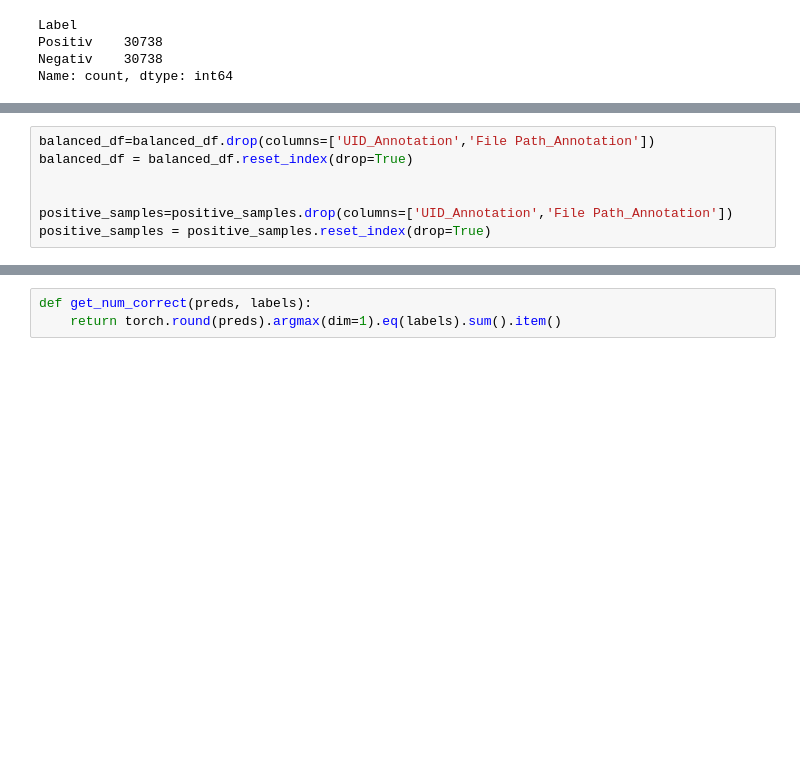
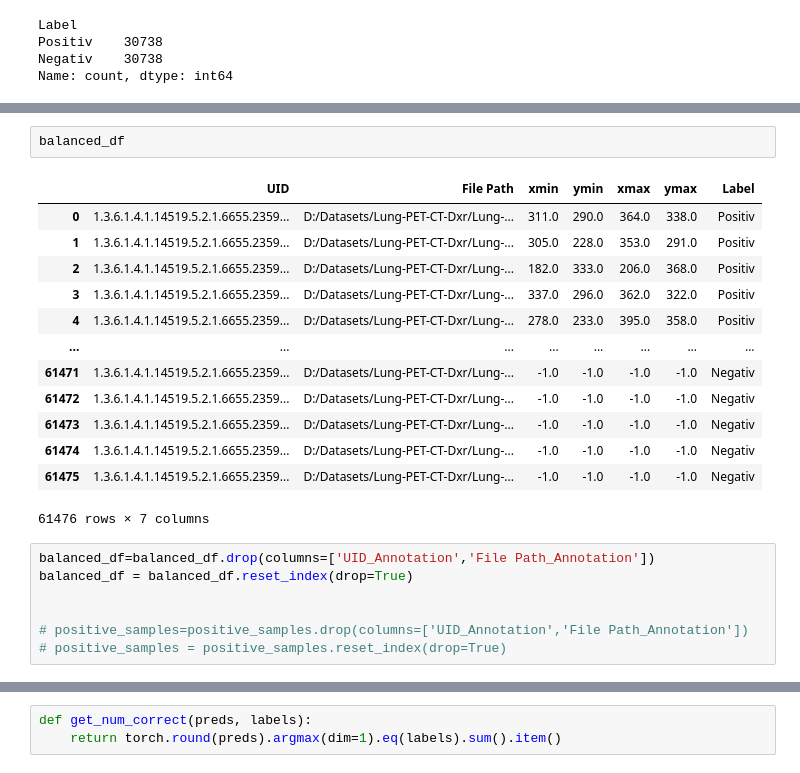
Before and after one commit to DominikHahn1407/Masterarbeit, a Jupyter notebook: Christoph/Object_Detection/CapsuleNet_Detection_lung.ipynb, the cells around one changed output, grey strips where cells are left out. Saved outputs shown, nothing was run; the diff lists cells and outputs as text; blank space fills up the shorter version.

```diff
--- a/Christoph/Object_Detection/CapsuleNet_Detection_lung.ipynb
+++ b/Christoph/Object_Detection/CapsuleNet_Detection_lung.ipynb
@@ -364,10 +351,26 @@ positive_samples
+# %%
+balanced_df
+# %% [output]
+|  | UID | File Path | xmin | ymin | xmax | ymax | Label |
+| 0 | 1.3.6.1.4.1.14519.5.2.1.6655.2359... | D:/Datasets/Lung-PET-CT-Dxr/Lung-... | 311.0 | 290.0 | 364.0 | 338.0 | Positiv |
+| 1 | 1.3.6.1.4.1.14519.5.2.1.6655.2359... | D:/Datasets/Lung-PET-CT-Dxr/Lung-... | 305.0 | 228.0 | 353.0 | 291.0 | Positiv |
+| 2 | 1.3.6.1.4.1.14519.5.2.1.6655.2359... | D:/Datasets/Lung-PET-CT-Dxr/Lung-... | 182.0 | 333.0 | 206.0 | 368.0 | Positiv |
+| 3 | 1.3.6.1.4.1.14519.5.2.1.6655.2359... | D:/Datasets/Lung-PET-CT-Dxr/Lung-... | 337.0 | 296.0 | 362.0 | 322.0 | Positiv |
+| 4 | 1.3.6.1.4.1.14519.5.2.1.6655.2359... | D:/Datasets/Lung-PET-CT-Dxr/Lung-... | 278.0 | 233.0 | 395.0 | 358.0 | Positiv |
+| ... | ... | ... | ... | ... | ... | ... | ... |
+| 61471 | 1.3.6.1.4.1.14519.5.2.1.6655.2359... | D:/Datasets/Lung-PET-CT-Dxr/Lung-... | -1.0 | -1.0 | -1.0 | -1.0 | Negativ |
+| 61472 | 1.3.6.1.4.1.14519.5.2.1.6655.2359... | D:/Datasets/Lung-PET-CT-Dxr/Lung-... | -1.0 | -1.0 | -1.0 | -1.0 | Negativ |
+| 61473 | 1.3.6.1.4.1.14519.5.2.1.6655.2359... | D:/Datasets/Lung-PET-CT-Dxr/Lung-... | -1.0 | -1.0 | -1.0 | -1.0 | Negativ |
+| 61474 | 1.3.6.1.4.1.14519.5.2.1.6655.2359... | D:/Datasets/Lung-PET-CT-Dxr/Lung-... | -1.0 | -1.0 | -1.0 | -1.0 | Negativ |
+| 61475 | 1.3.6.1.4.1.14519.5.2.1.6655.2359... | D:/Datasets/Lung-PET-CT-Dxr/Lung-... | -1.0 | -1.0 | -1.0 | -1.0 | Negativ |
+61476 rows × 7 columns
 # %%
 balanced_df=balanced_df.drop(columns=['UID_Annotation','File Path_Annotation'])
 balanced_df = balanced_df.reset_index(drop=True)
 
 
-positive_samples=positive_samples.drop(columns=['UID_Annotation','File Path_Annotation'])
-positive_samples = positive_samples.reset_index(drop=True)
+# positive_samples=positive_samples.drop(columns=['UID_Annotation','File Path_Annotation'])
+# positive_samples = positive_samples.reset_index(drop=True)
 # %%
 transform = transforms.Compose([
     transforms.Resize((image_size, image_size)),
```
Also changed, not shown: parts of 9 cells of this notebook, 2 other files.
